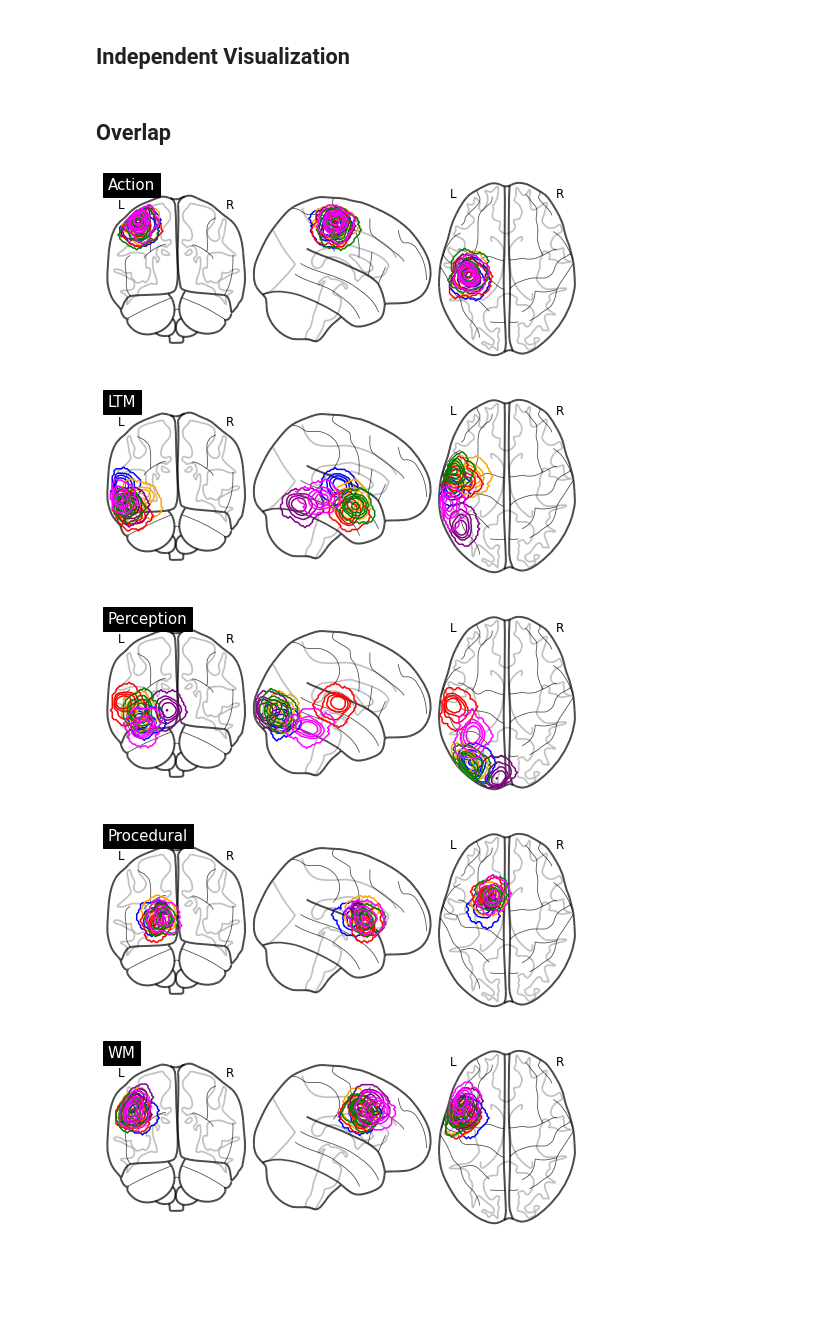
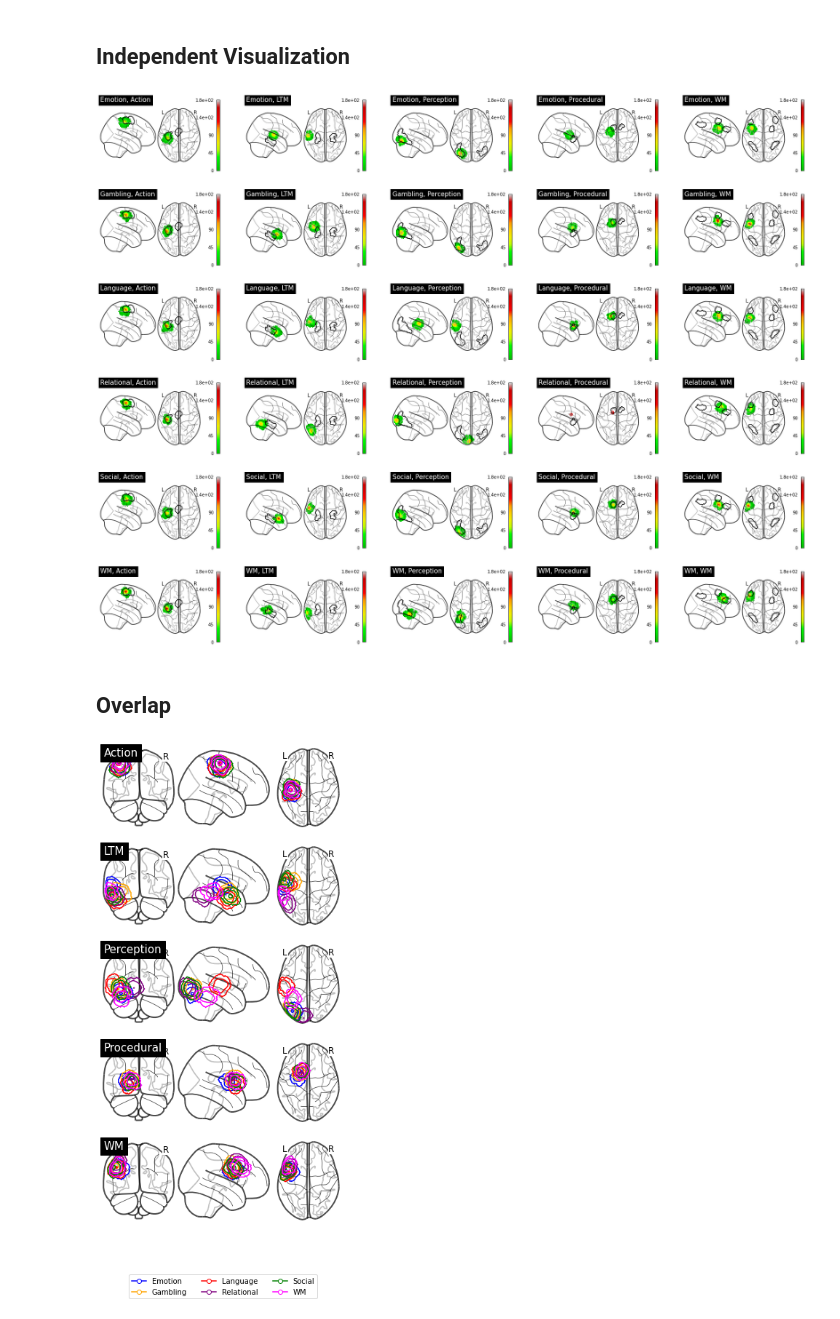
Before and after one commit to UWCCDL/CMC-DCM, a Jupyter notebook: tfMRI/vois/task_vois.ipynb, the cells around one changed output. Saved outputs shown, nothing was run; the diff lists cells and outputs as text; code cells hidden in the pictures; blank space fills up the shorter version.

Commit message:
Better visualization of the tfMRI rois

```diff
--- a/tfMRI/vois/task_vois.ipynb
+++ b/tfMRI/vois/task_vois.ipynb
@@ -10,39 +10,41 @@ tasks = ["Emotion", "Gambling", "Language", "Relational", "Social", "WM"]
 # %% [markdown]
 ## Independent Visualization
 # %%
-fig, axs = plt.subplots(len(tasks), len(vois), figsize=(30, 30))
+fig, axs = plt.subplots(len(tasks), len(vois), figsize=(30, 24))
 it = 0
 iv = 0
 for iv, voi in enumerate(vois):
     it = 0
     for task, tcolor in zip(tasks, taskcolors):
         #print("%s, %s" % (task, voi))
-        d = nip.plot_glass_brain("%s/VOI_%s_mask_sum.nii" % (task, voi), display_mode='yz', plot_abs=False,
+        d = nip.plot_glass_brain("%s/VOI_%s_mask_sum.nii" % (task, voi), display_mode='xz', plot_abs=False,
                                  title = "%s, %s" % (task, voi), axes=axs[it,iv], colorbar=True, cmap="nipy_spectral", vmax=180)
         rsname = voi.lower()
         d.add_contours("../../rsfMRI/rois/%s_optimized.nii" % (rsname,), levels=[0.001], colors="black")
         it = it + 1
 plt.savefig("overlaps_across_tasks_and_vois.png")
 plt.show()
+# %% [output]
+[figure, added]
 # %% [markdown]
 ## Overlap
 # %%
-fig, axs = plt.subplots(len(vois), 1, figsize=(12, 30))
+from matplotlib.lines import Line2D
+fig, axs = plt.subplots(len(vois), 1, figsize=(6, 12))
 v_i = 0
 for voi, vcolor in zip(vois, voiscolors):
     d=nip.plot_glass_brain(None, title=voi, axes=axs[v_i])
     for task, tcolor in zip(tasks, taskcolors):
         d.add_contours("%s/VOI_%s_mask_sum.nii" % (task, voi),
-                       levels=[0, 10, 25, 50, 100, 150], colors=tcolor)
+                       levels=[0, 10, 100], colors=tcolor)
     v_i = v_i + 1
     #plt.savefig("overlap_across_tasks_%s.png" % (voi,), figsize=(7,3))
     #nip.show()
 
-plt.savefig("overlap_across_tasks.png" % (voi,))
-nip.show()
+handles = [Line2D([0], [0], marker='o', markerfacecolor='w', color=x, markersize=6) for x in taskcolors]
+
+fig.legend(handles, tasks, loc="lower center", ncol=3)
+plt.savefig("overlap_across_tasks.png")
+plt.show()
 # %% [output]
-[figure, old version]
+[figure, new version]
-[figure, removed]
-[figure, removed]
-[figure, removed]
-[figure, removed]
```
